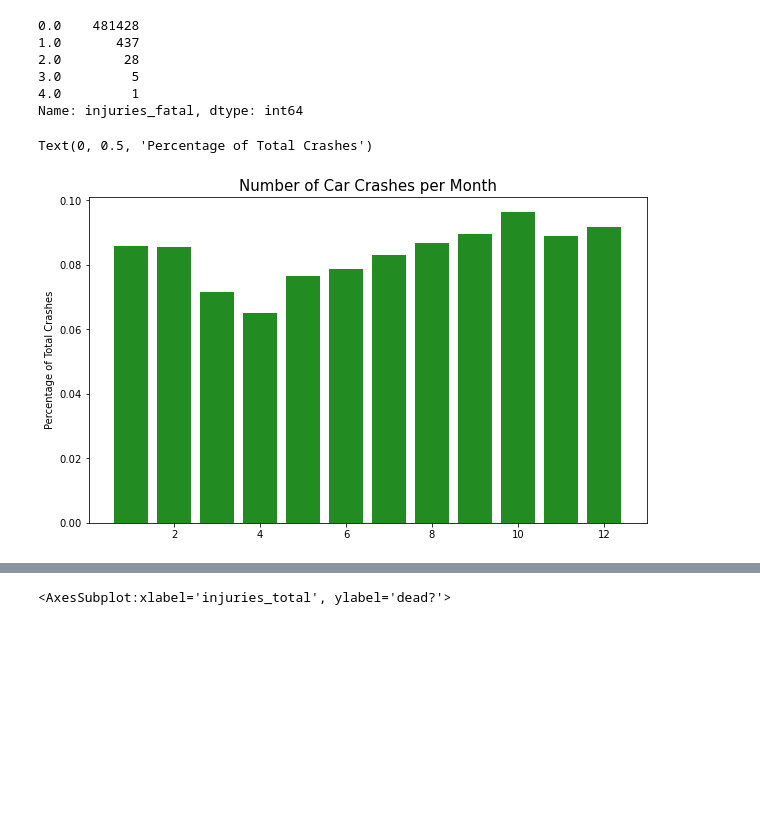
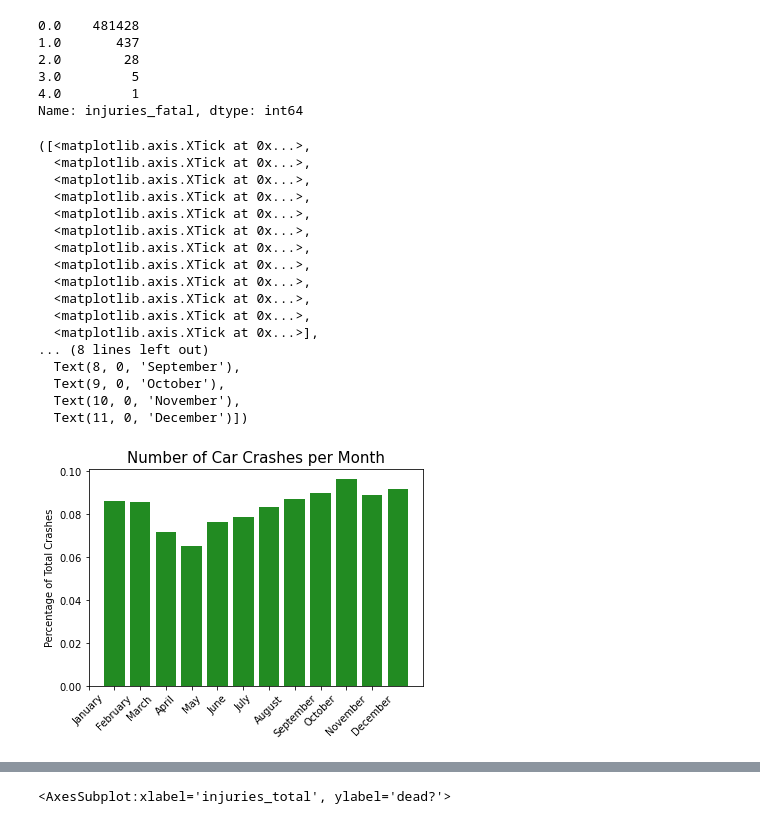
Before and after one commit to marcosvppfernandes/chicagoteam_quanggang, a Jupyter notebook: jamie_notebook.ipynb, the cells around one changed output, grey strips where cells are left out. Saved outputs shown, nothing was run; the diff lists cells and outputs as text; code cells hidden in the pictures; blank space fills up the shorter version.

```diff
--- a/jamie_notebook.ipynb
+++ b/jamie_notebook.ipynb
@@ -443,18 +646,35 @@ data.injuries_fatal.value_counts()
 4.0         1
 Name: injuries_fatal, dtype: int64
 # %%
-fig, ax = plt.subplots(figsize=(10,6))
+import calendar
 
 months = [i for i in range(1,13)]
 
 num_crashes = [len(data[data['month']==i])/len(data) for i in months]
 
-ax.bar(months, num_crashes, color='forestgreen')
-ax.set_title('Number of Car Crashes per Month', size=15)
-ax.set_ylabel('Percentage of Total Crashes')
+plt.bar(months, num_crashes, color='forestgreen')
+plt.title('Number of Car Crashes per Month', size=15)
+plt.ylabel('Percentage of Total Crashes')
+plt.xticks(np.arange(12), calendar.month_name[1:13], rotation=45)
 # %% [output]
-Text(0, 0.5, 'Percentage of Total Crashes')
+([<matplotlib.axis.XTick at 0x...>,
+  <matplotlib.axis.XTick at 0x...>,
+  <matplotlib.axis.XTick at 0x...>,
+  <matplotlib.axis.XTick at 0x...>,
+  <matplotlib.axis.XTick at 0x...>,
+  <matplotlib.axis.XTick at 0x...>,
+  <matplotlib.axis.XTick at 0x...>,
+  <matplotlib.axis.XTick at 0x...>,
+  <matplotlib.axis.XTick at 0x...>,
+  <matplotlib.axis.XTick at 0x...>,
+  <matplotlib.axis.XTick at 0x...>,
+  <matplotlib.axis.XTick at 0x...>],
+... (8 lines left out)
+  Text(8, 0, 'September'),
+  Text(9, 0, 'October'),
+  Text(10, 0, 'November'),
+  Text(11, 0, 'December')])
-[figure, old version]
+[figure, new version]
 # %%
 data_fsm.corr()['dead?'].sort_values()
 # %% [output]
```
Also changed, not shown: parts of 29 cells of this notebook.
